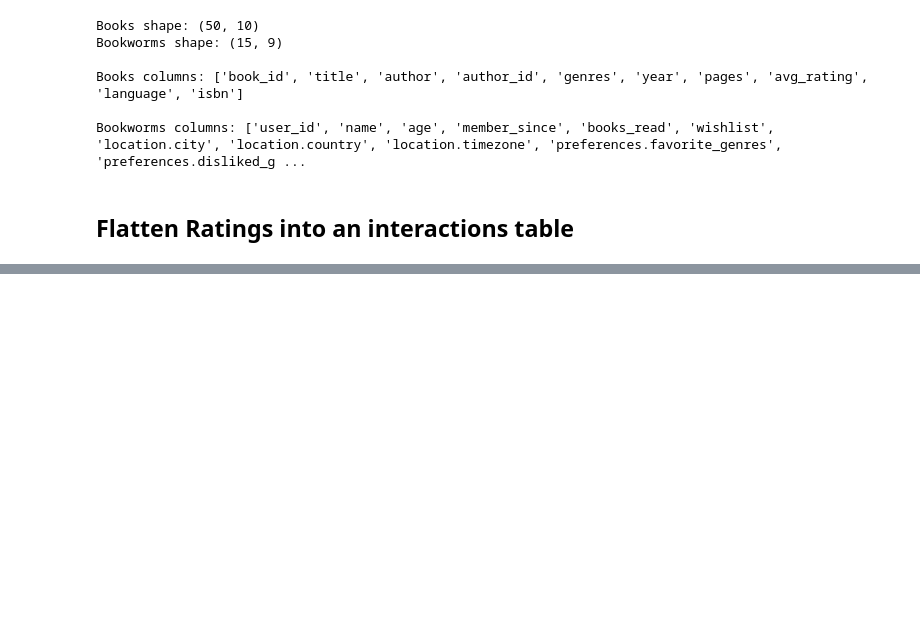
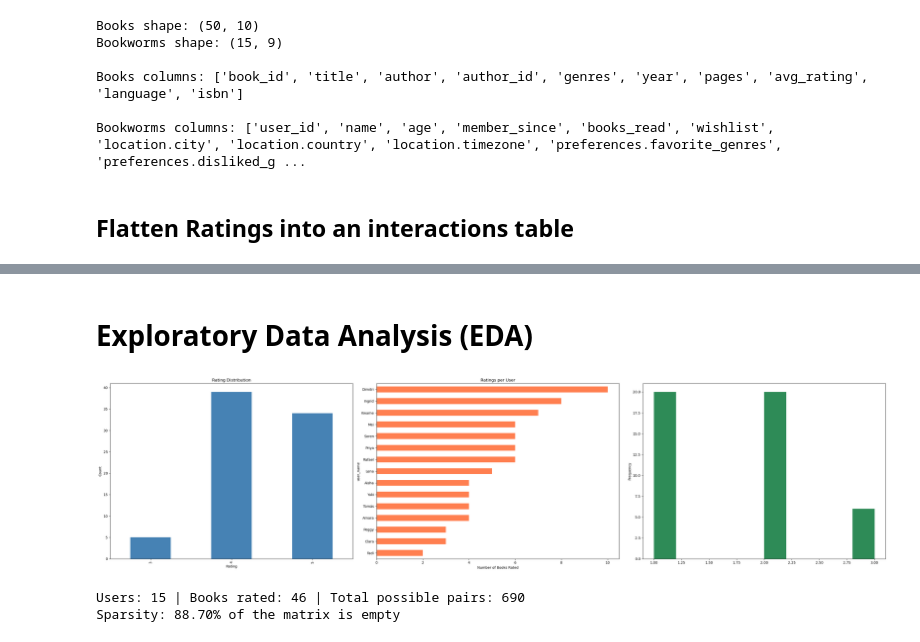
Before and after one commit to zt4ff/L2E, a Jupyter notebook: 00_personal/learngo-pockets/bookworms/model/tt.ipynb, the cells around one changed output, grey strips where cells are left out. Cells and saved outputs as stored; diff of their text form; code cells hidden in the pictures; blank space fills up the shorter version.

```diff
--- a/00_personal/learngo-pockets/bookworms/model/tt.ipynb
+++ b/00_personal/learngo-pockets/bookworms/model/tt.ipynb
@@ -52,0 +93,35 @@ ratings_rows = []
+# %% [markdown]
+# Exploratory Data Analysis (EDA)
+# %%
+fig, axes = plt.subplots(nrows=1, ncols=3, figsize=(32, 8))
+
+# Rating distribution
+ratings["rating"].value_counts().sort_index().plot(kind="bar", ax=axes[0], color="steelblue")
+axes[0].set_title("Rating Distribution")
+axes[0].set_xlabel("Rating")
+axes[0].set_ylabel("Count")
+
+# Ratings per user
+ratings.groupby("user_name").size().sort_values().plot(kind="barh", ax=axes[1], color="coral")
+axes[1].set_title("Ratings per User")
+axes[1].set_xlabel("Number of Books Rated")
+
+# Ratings per book
+ratings.groupby("book_id").size().sort_values().plot(kind="hist", ax=axes[2], color="seagreen")
+axes[1].set_title("Ratings per User")
+axes[1].set_xlabel("Number of Books Rated")
+
+plt.tight_layout()
+plt.show()
+
+# Sparsity - how much of the matrix is empty?
+n_users = ratings["user_id"].nunique() # number of unique users
+n_books = ratings["book_id"].nunique() # number of unique rated books
+sparsity = 1 - (len(ratings) / (n_users * n_books))
+
+print(f"Users: {n_users} | Books rated: {n_books} | Total possible pairs: {n_users * n_books}")
+print(f"Sparsity: {sparsity:.2%} of the matrix is empty")
+# %% [output]
+[figure, added]
+Users: 15 | Books rated: 46 | Total possible pairs: 690
+Sparsity: 88.70% of the matrix is empty
```
Also changed, not shown: parts of 7 cells of this notebook, 1 other file.
